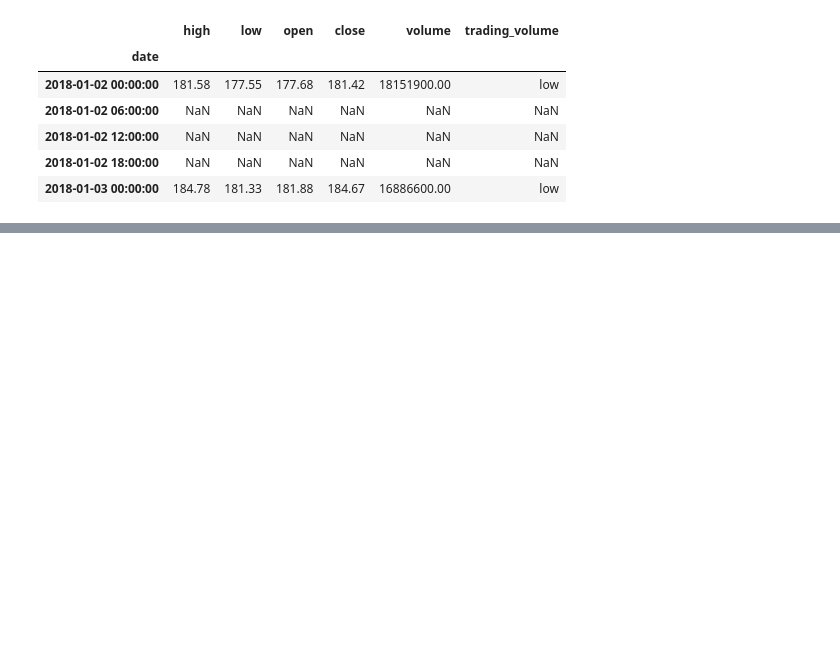
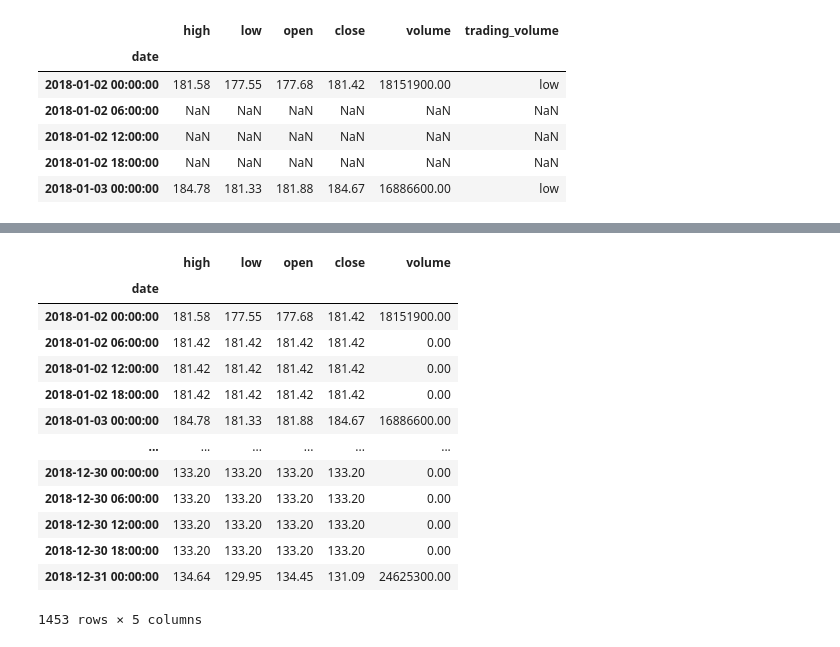
Before and after one commit to nadia-paz/ds-learning, a Jupyter notebook: data_analysis_pandas/08_time_series.ipynb, the cells around one changed output, grey strips where cells are left out. Drawn from its saved outputs; the diff is of its cells as text; code cells hidden in the pictures; blank space fills up the shorter version.

```diff
--- a/data_analysis_pandas/08_time_series.ipynb
+++ b/data_analysis_pandas/08_time_series.ipynb
@@ -522,0 +582,23 @@ Handling NaN values after upsampling:
+# %%
+fb.drop('trading_volume', axis=1).resample('6H').asfreq().assign(
+    volume = lambda x: x.volume.fillna(0),
+    close=lambda x: x.close.fillna(method='ffill'),
+    open=lambda x: x.open.combine_first(x.close),
+    high=lambda x: x.high.combine_first(x.close),
+    low=lambda x: x.low.combine_first(x.close)
+)
+# %% [output]
+|  | high | low | open | close | volume |
+| date |  |  |  |  |  |
+| 2018-01-02 00:00:00 | 181.58 | 177.55 | 177.68 | 181.42 | 18151900.00 |
+| 2018-01-02 06:00:00 | 181.42 | 181.42 | 181.42 | 181.42 | 0.00 |
+| 2018-01-02 12:00:00 | 181.42 | 181.42 | 181.42 | 181.42 | 0.00 |
+| 2018-01-02 18:00:00 | 181.42 | 181.42 | 181.42 | 181.42 | 0.00 |
+| 2018-01-03 00:00:00 | 184.78 | 181.33 | 181.88 | 184.67 | 16886600.00 |
+| ... | ... | ... | ... | ... | ... |
+| 2018-12-30 00:00:00 | 133.20 | 133.20 | 133.20 | 133.20 | 0.00 |
+| 2018-12-30 06:00:00 | 133.20 | 133.20 | 133.20 | 133.20 | 0.00 |
+| 2018-12-30 12:00:00 | 133.20 | 133.20 | 133.20 | 133.20 | 0.00 |
+| 2018-12-30 18:00:00 | 133.20 | 133.20 | 133.20 | 133.20 | 0.00 |
+| 2018-12-31 00:00:00 | 134.64 | 129.95 | 134.45 | 131.09 | 24625300.00 |
+1453 rows × 5 columns
```
Also changed, not shown: parts of 6 cells of this notebook.
